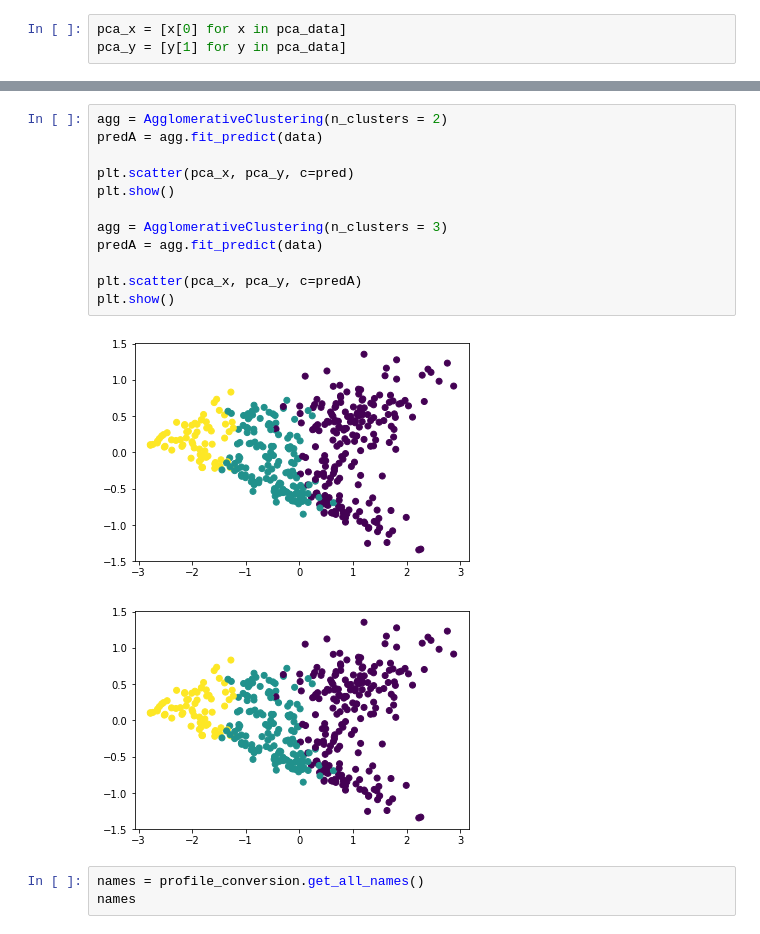
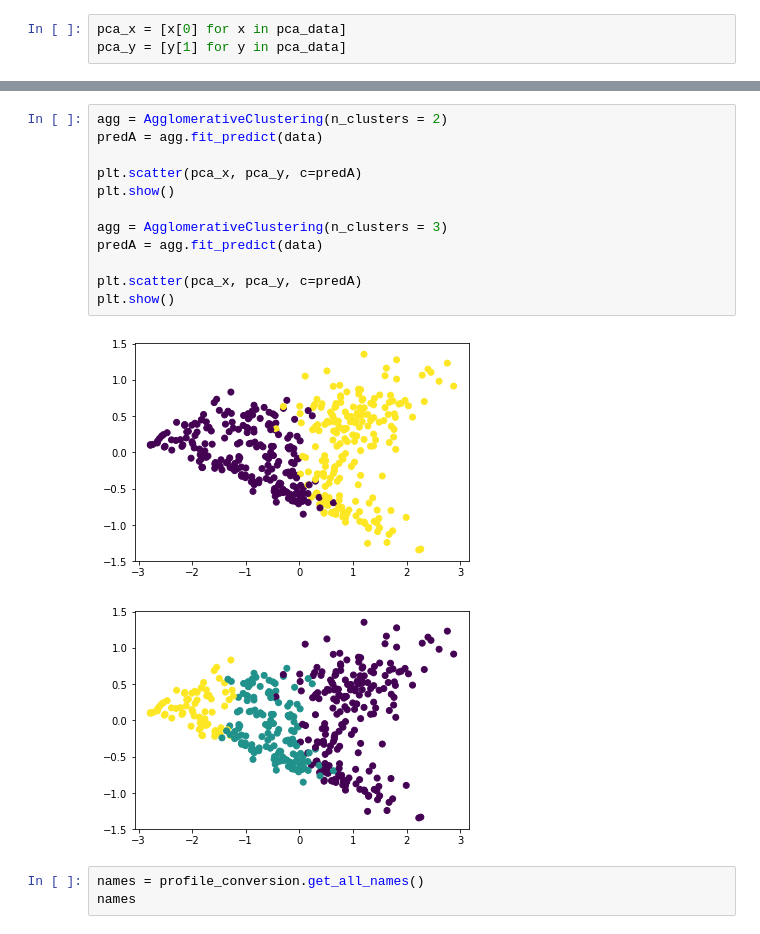
Before and after one commit to CornellDataScience/Social-Tribes, a Jupyter notebook: data/Gaussian.ipynb, the cells around one changed output, grey strips where cells are left out. Cells and saved outputs as stored; diff of their text form.

```diff
--- a/data/Gaussian.ipynb
+++ b/data/Gaussian.ipynb
@@ -93,17 +93,17 @@ plt.show()
 # %%
 agg = AgglomerativeClustering(n_clusters = 2)
 predA = agg.fit_predict(data)
 
-plt.scatter(pca_x, pca_y, c=pred)
+plt.scatter(pca_x, pca_y, c=predA)
 plt.show()
 
 agg = AgglomerativeClustering(n_clusters = 3)
 predA = agg.fit_predict(data)
 
 plt.scatter(pca_x, pca_y, c=predA)
 plt.show()
 # %% [output]
-[figure, old version]
+[figure, new version]
 [figure]
 # %%
 names = profile_conversion.get_all_names()
```
Also changed, not shown: parts of 7 cells of this notebook, 5 other files.
